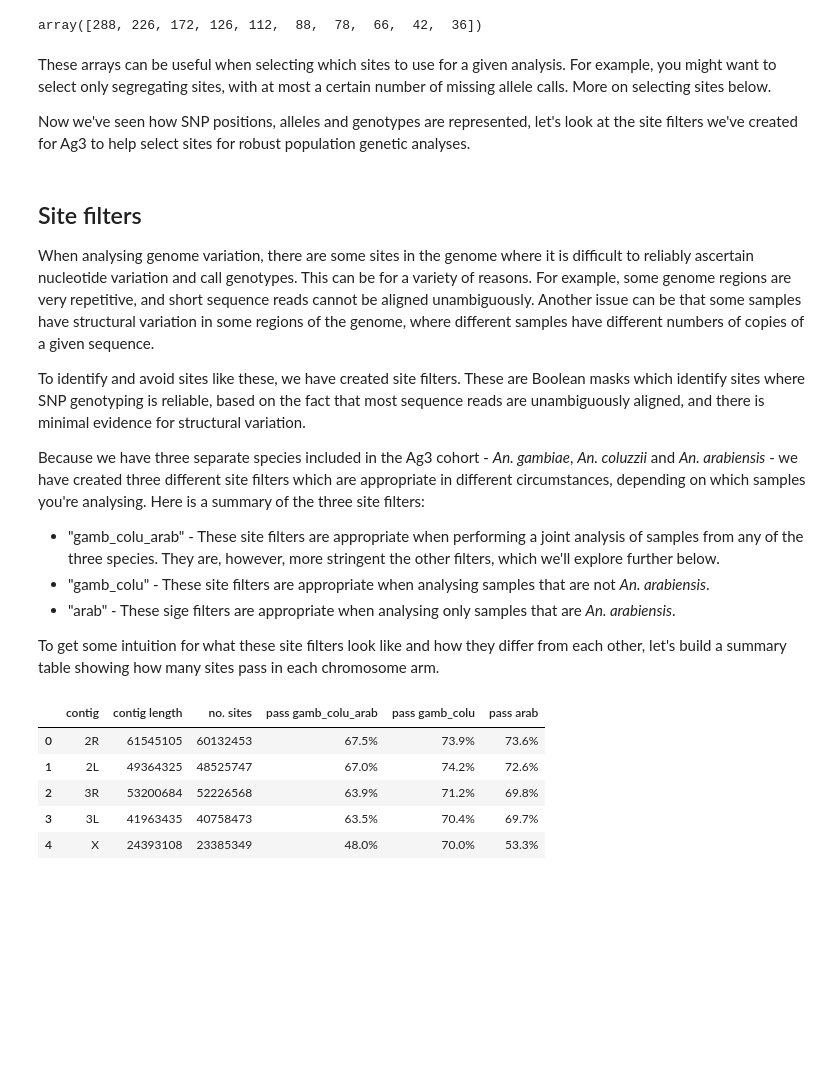
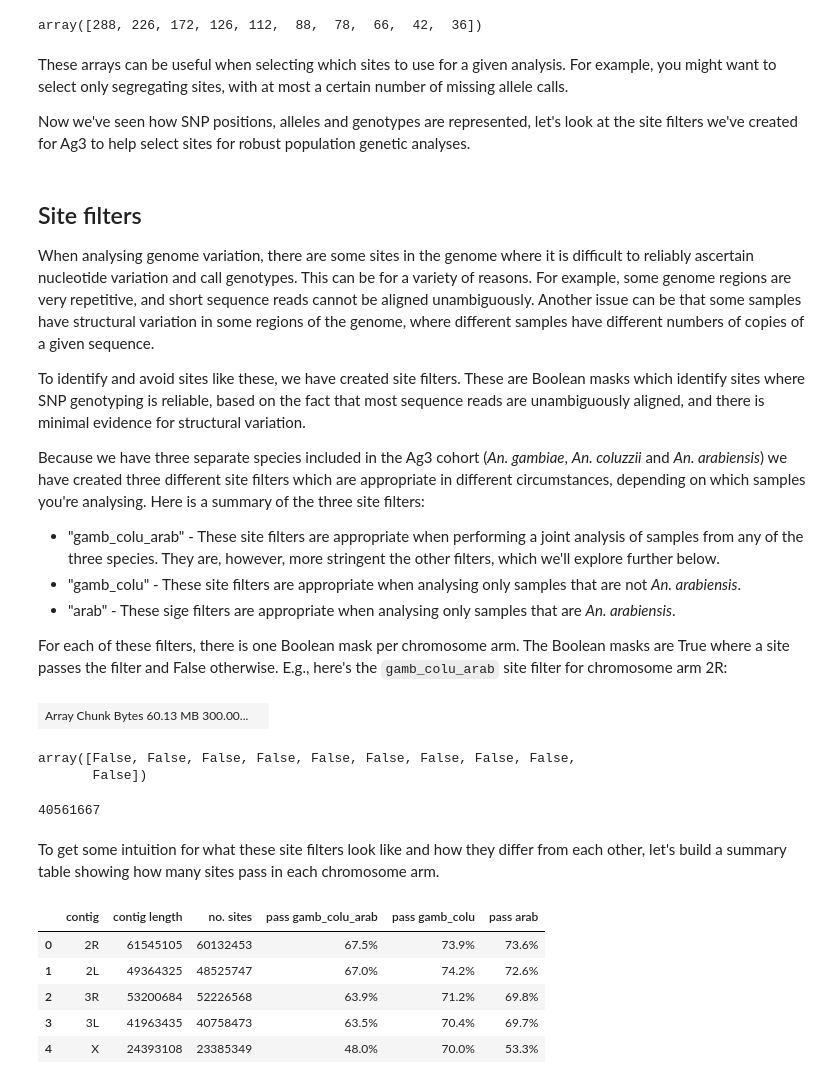
Before and after one commit to malariagen/vector-data, a Jupyter notebook: docs/ag3/examples/snps.ipynb, the cells around one changed output. Drawn from its saved outputs; the diff is of its cells as text; code cells hidden in the pictures; blank space fills up the shorter version.

```diff
--- a/docs/ag3/examples/snps.ipynb
+++ b/docs/ag3/examples/snps.ipynb
@@ -480,7 +495,7 @@ an_missing
 # %% [output]
 array([288, 226, 172, 126, 112,  88,  78,  66,  42,  36])
 # %% [markdown]
-These arrays can be useful when selecting which sites to use for a given analysis. For example, you might want to select only segregating sites, with at most a certain number of missing allele calls. More on selecting sites below.
+These arrays can be useful when selecting which sites to use for a given analysis. For example, you might want to select only segregating sites, with at most a certain number of missing allele calls.
 
 Now we've seen how SNP positions, alleles and genotypes are represented, let's look at the site filters we've created for Ag3 to help select sites for robust population genetic analyses.
 # %% [markdown]
@@ -490,13 +505,31 @@ When analysing genome variation, there are some sites in the genome where it is
 
 To identify and avoid sites like these, we have created site filters. These are Boolean masks which identify sites where SNP genotyping is reliable, based on the fact that most sequence reads are unambiguously aligned, and there is minimal evidence for structural variation.
 
-Because we have three separate species included in the Ag3 cohort - *An. gambiae*, *An. coluzzii* and *An. arabiensis* - we have created three different site filters which are appropriate in different circumstances, depending on which samples you're analysing. Here is a summary of the three site filters:
+Because we have three separate species included in the Ag3 cohort (*An. gambiae*, *An. coluzzii* and *An. arabiensis*) we have created three different site filters which are appropriate in different circumstances, depending on which samples you're analysing. Here is a summary of the three site filters:
 
 * "gamb_colu_arab" - These site filters are appropriate when performing a joint analysis of samples from any of the three species. They are, however, more stringent the other filters, which we'll explore further below.
-* "gamb_colu" - These site filters are appropriate when analysing samples that are not *An. arabiensis*.
+* "gamb_colu" - These site filters are appropriate when analysing only samples that are not *An. arabiensis*.
 * "arab" - These sige filters are appropriate when analysing only samples that are *An. arabiensis*.
 
-To get some intuition for what these site filters look like and how they differ from each other, let's build a summary table showing how many sites pass in each chromosome arm.
+For each of these filters, there is one Boolean mask per chromosome arm. The Boolean masks are True where a site passes the filter and False otherwise. E.g., here's the `gamb_colu_arab` site filter for chromosome arm 2R:
+# %%
+loc_pass = ag3.site_filters(contig="2R", mask="gamb_colu_arab")
+loc_pass
+# %% [output]
+| Array Chunk Bytes 60.13 MB 300.00... |  |
+# %%
+# examine the first ten values
+loc_pass[:10].compute()
+# %% [output]
+array([False, False, False, False, False, False, False, False, False,
+       False])
+# %%
+# how many sites in total pass the filter?
+loc_pass.sum().compute()
+# %% [output]
+40561667
+# %% [markdown]
+To get some intuition for what these site filters look like and how they differ from each other, let's build a summary table showing how many sites pass in each chromosome arm.
 # %%
 @lru_cache(maxsize=None)
 def count_filter_pass(contig, mask):
```
Also changed, not shown: parts of 15 cells of this notebook.
